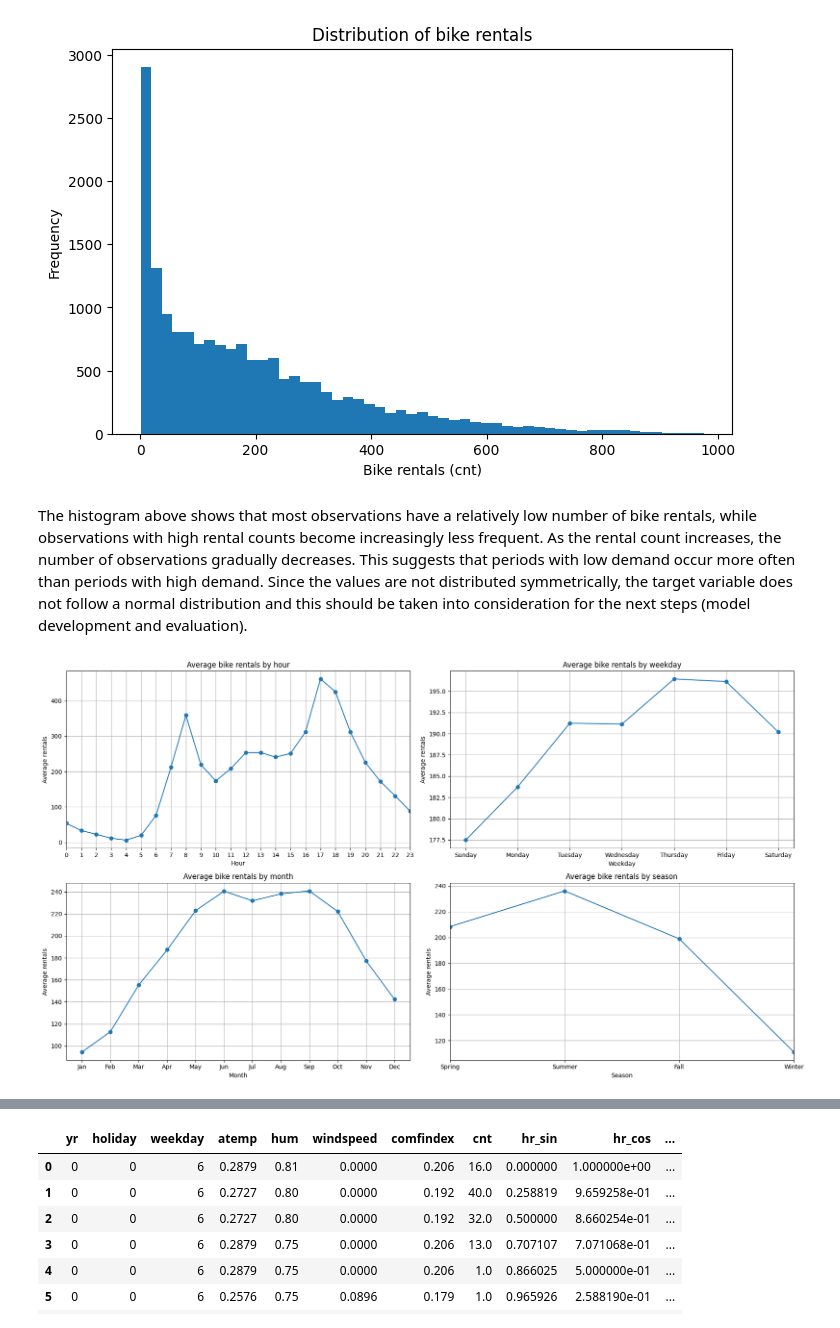
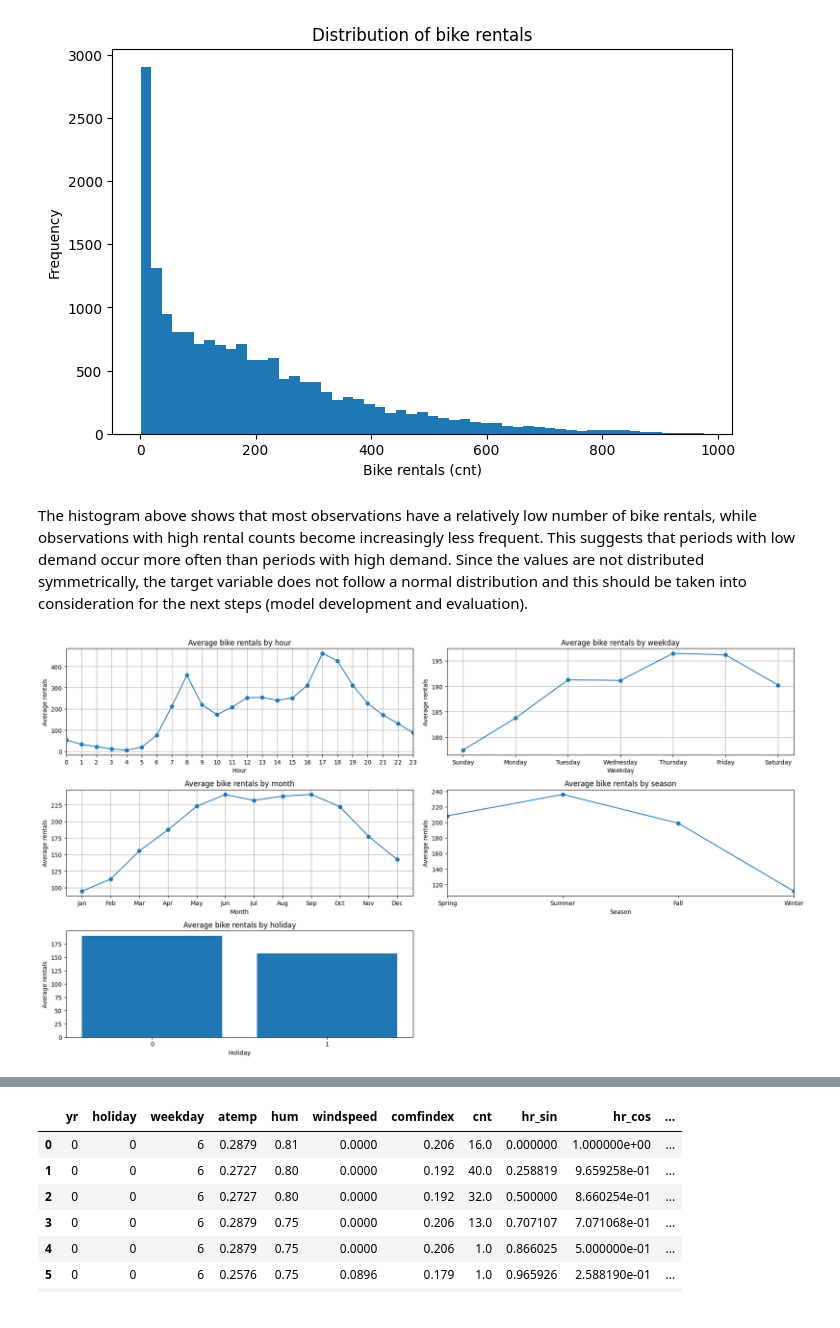
Before and after one commit to Haidewitzga/OML, a Jupyter notebook: 260713_exam/main.ipynb, the cells around one changed output, grey strips where cells are left out. Cells and saved outputs as stored; diff of their text form; code cells hidden in the pictures.

```diff
--- a/260713_exam/main.ipynb
+++ b/260713_exam/main.ipynb
@@ -418,7 +434,7 @@ plt.show()
 # %% [output]
 [figure]
 # %% [markdown]
-The histogram above shows that most observations have a relatively low number of bike rentals, while observations with high rental counts become increasingly less frequent. As the rental count increases, the number of observations gradually decreases. This suggests that periods with low demand occur more often than periods with high demand. Since the values are not distributed symmetrically, the target variable does not follow a normal distribution and this should be taken into consideration for the next steps (model development and evaluation).
+The histogram above shows that most observations have a relatively low number of bike rentals, while observations with high rental counts become increasingly less frequent. This suggests that periods with low demand occur more often than periods with high demand. Since the values are not distributed symmetrically, the target variable does not follow a normal distribution and this should be taken into consideration for the next steps (model development and evaluation).
 # %%
 # Visualizing the average bike rentals by hour, weekday, and month
 # Taking the average data
@@ -426,8 +442,10 @@ hourly = df_clean.groupby("hr")["cnt"].mean()
 daily = df_clean.groupby("weekday")["cnt"].mean()
 monthly = df_clean.groupby("mnth")["cnt"].mean()
 seasonal = df_clean.groupby("season")["cnt"].mean()
+holiday = df_clean.groupby("holiday")["cnt"].mean()
 
-fig, ax = plt.subplots(2, 2, figsize=(18, 10))
+fig, ax = plt.subplots(3, 2, figsize=(18, 10))
+fig.delaxes(ax[2, 1])
 
 # Hourly plot
 ax[0, 0].plot(hourly.index, hourly.values, marker="o")
@@ -458,34 +476,42 @@ ax[0, 1].set_title("Average bike rentals by weekday")
 ax[0, 1].grid(True)
 
 # Monthly plot
 month_names = [
     "Jan", "Feb", "Mar", "Apr", "May", "Jun",
     "Jul", "Aug", "Sep", "Oct", "Nov", "Dec"
 ]
 
 ax[1, 0].set_xticks(range(1, 13))
 ax[1, 0].set_xticklabels(month_names)
 ax[1, 0].plot(monthly.index, monthly.values, marker="o")
 ax[1, 0].set_xlabel("Month")
 ax[1, 0].set_ylabel("Average rentals")
 ax[1, 0].set_title("Average bike rentals by month")
 ax[1, 0].grid(True)
 
 # Season plot
 season_names = ["Spring", "Summer", "Fall", "Winter"]
 
 ax[1, 1].plot(seasonal.index, seasonal.values, marker="o")
 ax[1, 1].set_xticks([1, 2, 3, 4])
 ax[1, 1].set_xticklabels(season_names)
 ax[1, 1].set_xlim(1, 4)
 ax[1, 1].set_xlabel("Season")
 ax[1, 1].set_ylabel("Average rentals")
 ax[1, 1].set_title("Average bike rentals by season")
-ax[1, 1].grid(True)
+
+# Holiday plot
+ax[2, 0].bar(
+    holiday.index.astype(str),
+    holiday.values
+)
+ax[2, 0].set_xlabel("Holiday")
+ax[2, 0].set_ylabel("Average rentals")
+ax[2, 0].set_title("Average bike rentals by holiday")
 
 plt.tight_layout()
 plt.show()
 # %% [output]
-[figure, old version]
+[figure, new version]
 # %% [markdown]
 #### Relationship between bike rentals and temporal features
```
Also changed, not shown: parts of 14 cells of this notebook.
